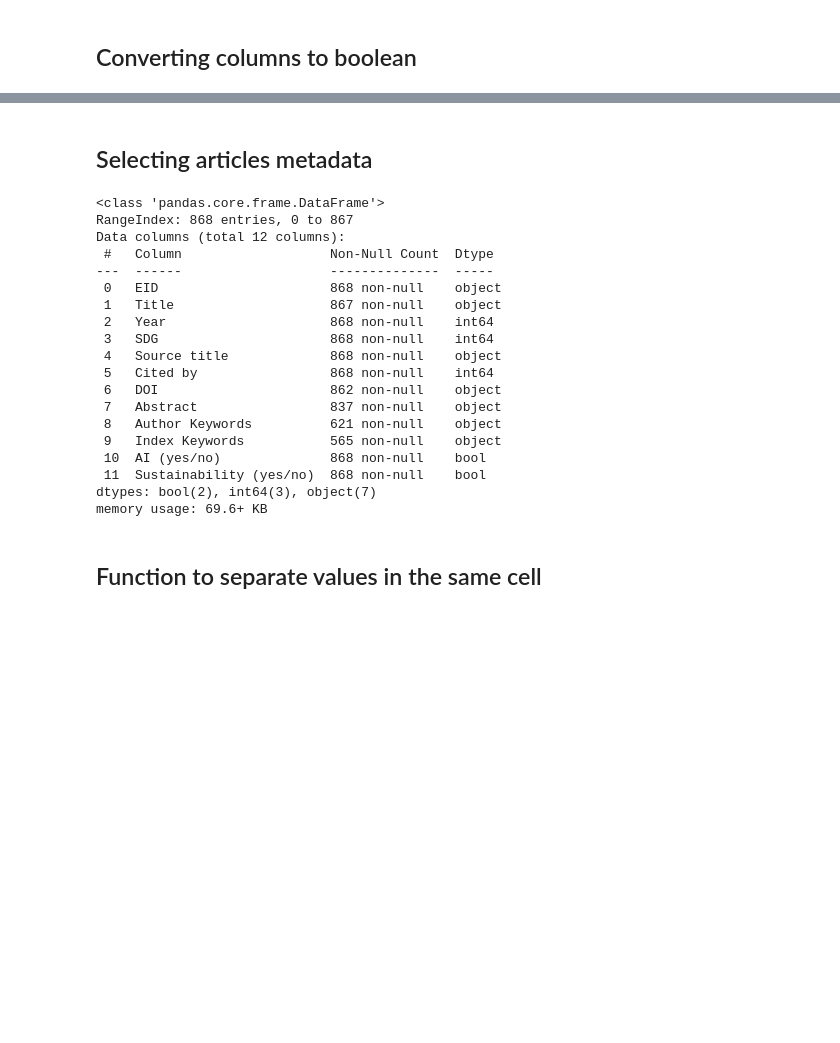
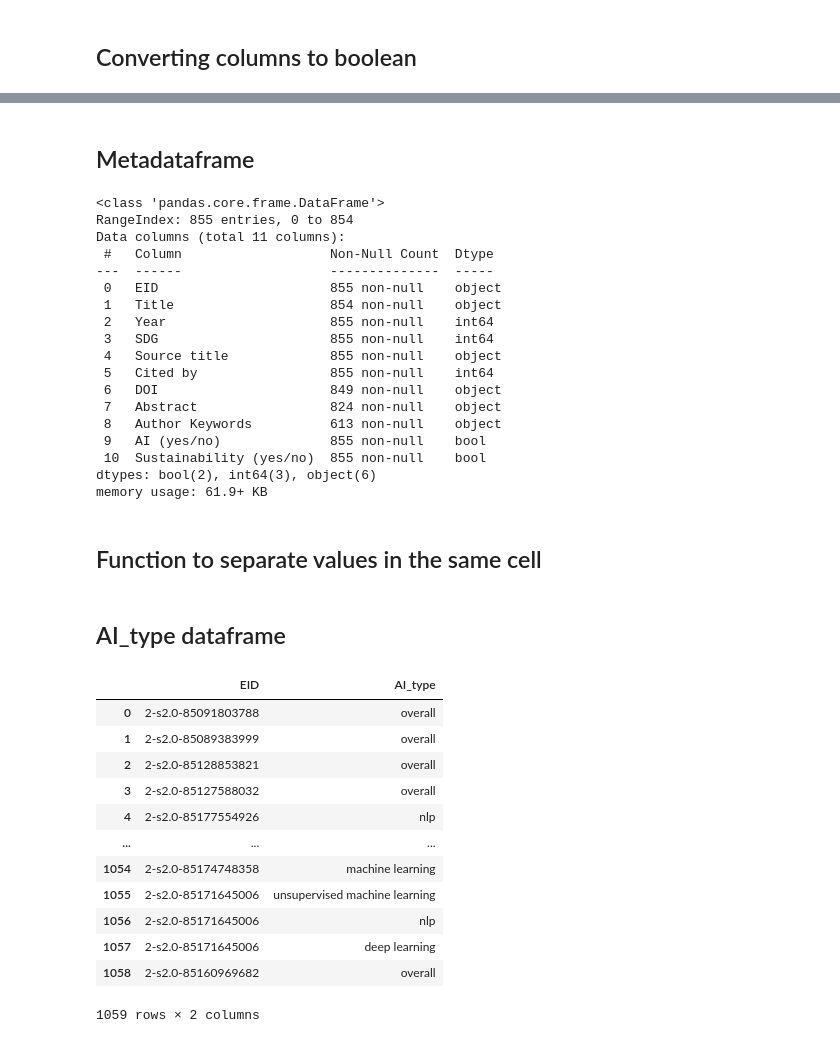
Before and after one commit to datagus/review_eda, a Jupyter notebook: analysis.ipynb, the cells around one changed output, grey strips where cells are left out. Cells and saved outputs as stored; diff of their text form; code cells hidden in the pictures; blank space fills up the shorter version.

```diff
--- a/analysis.ipynb
+++ b/analysis.ipynb
@@ -69,29 +118,28 @@ df
 # %% [markdown]
-## Selecting articles metadata
+## Metadataframe
 # %%
-articles_df = df.loc[:,["EID", "Title", "Year",
+metadata_df = df.loc[:,["EID", "Title", "Year",
                         "SDG", "Source title",
                         "Cited by", "DOI",
-                        "Abstract", "Author Keywords", "Index Keywords",
+                        "Abstract", "Author Keywords",
                         "AI (yes/no)", "Sustainability (yes/no)" ]]
-articles_df.info()
+metadata_df.info()
 # %% [output]
 <class 'pandas.core.frame.DataFrame'>
-RangeIndex: 868 entries, 0 to 867
-Data columns (total 12 columns):
+RangeIndex: 855 entries, 0 to 854
+Data columns (total 11 columns):
  #   Column                   Non-Null Count  Dtype
 ---  ------                   --------------  -----
- 0   EID                      868 non-null    object
- 1   Title                    867 non-null    object
- 2   Year                     868 non-null    int64
- 3   SDG                      868 non-null    int64
- 4   Source title             868 non-null    object
- 5   Cited by                 868 non-null    int64
- 6   DOI                      862 non-null    object
- 7   Abstract                 837 non-null    object
- 8   Author Keywords          621 non-null    object
- 9   Index Keywords           565 non-null    object
- 10  AI (yes/no)              868 non-null    bool
- 11  Sustainability (yes/no)  868 non-null    bool
-dtypes: bool(2), int64(3), object(7)
-memory usage: 69.6+ KB
+ 0   EID                      855 non-null    object
+ 1   Title                    854 non-null    object
+ 2   Year                     855 non-null    int64
+ 3   SDG                      855 non-null    int64
+ 4   Source title             855 non-null    object
+ 5   Cited by                 855 non-null    int64
+ 6   DOI                      849 non-null    object
+ 7   Abstract                 824 non-null    object
+ 8   Author Keywords          613 non-null    object
+ 9   AI (yes/no)              855 non-null    bool
+ 10  Sustainability (yes/no)  855 non-null    bool
+dtypes: bool(2), int64(3), object(6)
+memory usage: 61.9+ KB
@@ -108,6 +153,24 @@ def separating(df, old_column, new_column):
     df[new_column] = df[new_column].str.strip()
     df[new_column] = df[new_column].str.lower()
     return df
+# %% [markdown]
+## AI_type dataframe
 # %%
-df_ai = df.loc[:, ["EID", "Type of AI"]]
+ai_df = df.loc[:, ["EID", "Type of AI"]]
+aitype_df = separating(ai_df, "Type of AI", "AI_type")
+aitype_df
+# %% [output]
+|  | EID | AI_type |
+| 0 | 2-s2.0-85091803788 | overall |
+| 1 | 2-s2.0-85089383999 | overall |
+| 2 | 2-s2.0-85128853821 | overall |
+| 3 | 2-s2.0-85127588032 | overall |
+| 4 | 2-s2.0-85177554926 | nlp |
+| ... | ... | ... |
+| 1054 | 2-s2.0-85174748358 | machine learning |
+| 1055 | 2-s2.0-85171645006 | unsupervised machine learning |
+| 1056 | 2-s2.0-85171645006 | nlp |
+| 1057 | 2-s2.0-85171645006 | deep learning |
+| 1058 | 2-s2.0-85160969682 | overall |
+1059 rows × 2 columns
 # %%
```
Also changed, not shown: parts of 22 cells of this notebook.
